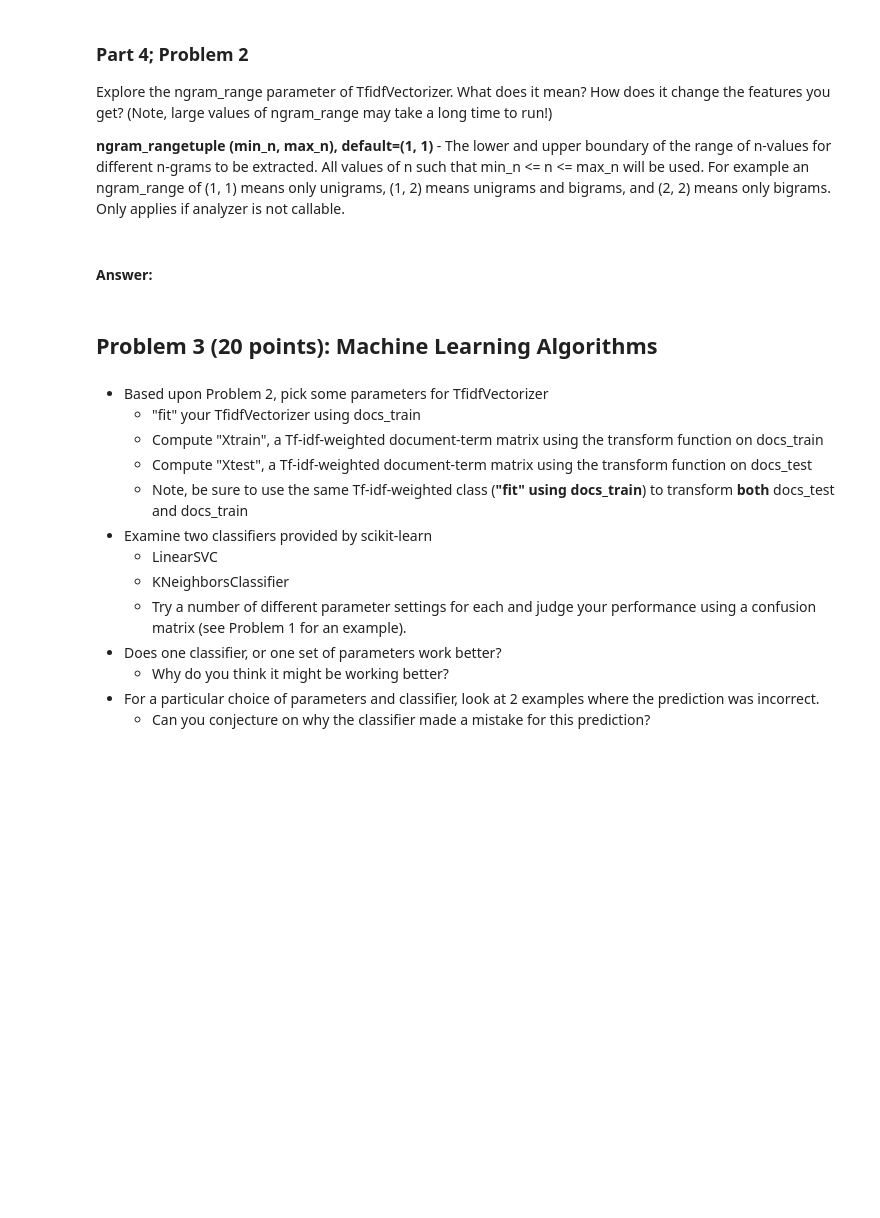
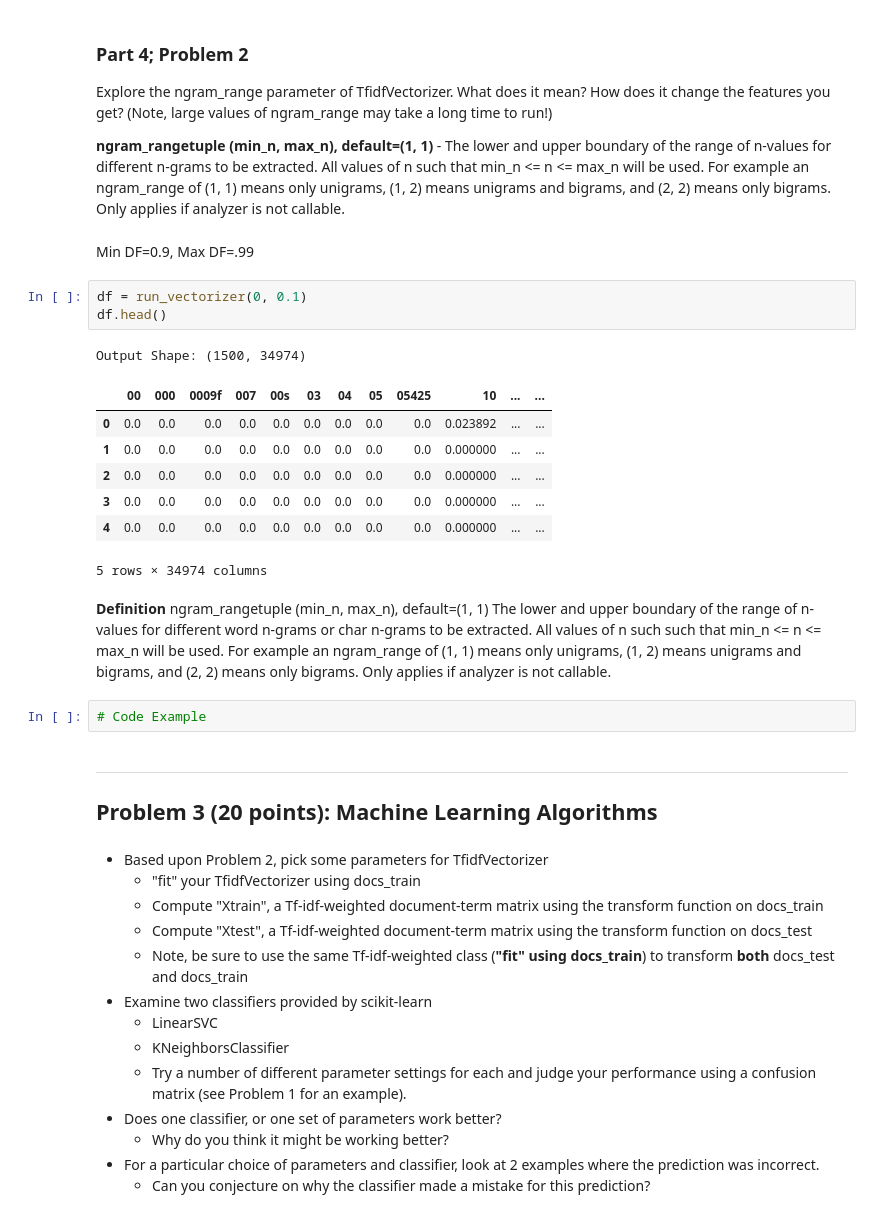
Before and after one commit to WilliamFarland/DS501-Project3, a Jupyter notebook: GroupProject3.ipynb, the cells around one changed output. Saved outputs shown, nothing was run; the diff lists cells and outputs as text; blank space fills up the shorter version.

```diff
--- a/GroupProject3.ipynb
+++ b/GroupProject3.ipynb
@@ -197,9 +238,27 @@ Explore the ngram_range parameter of TfidfVectorizer. What does it mean? How doe
 
 **ngram_rangetuple (min_n, max_n), default=(1, 1)**
     - The lower and upper boundary of the range of n-values for different n-grams to be extracted. All values of n such that min_n <= n <= max_n will be used. For example an ngram_range of (1, 1) means only unigrams, (1, 2) means unigrams and bigrams, and (2, 2) means only bigrams. Only applies if analyzer is not callable.
-# %% [markdown]
-#### Answer:
+# %% [markdown]
+Min DF=0.9, Max DF=.99
+# %%
+df = run_vectorizer(0, 0.1)
+df.head()
+# %% [output]
+Output Shape: (1500, 34974)
+|  | 00 | 000 | 0009f | 007 | 00s | 03 | 04 | 05 | 05425 | 10 | ... | ... |
+| 0 | 0.0 | 0.0 | 0.0 | 0.0 | 0.0 | 0.0 | 0.0 | 0.0 | 0.0 | 0.023892 | ... | ... |
+| 1 | 0.0 | 0.0 | 0.0 | 0.0 | 0.0 | 0.0 | 0.0 | 0.0 | 0.0 | 0.000000 | ... | ... |
+| 2 | 0.0 | 0.0 | 0.0 | 0.0 | 0.0 | 0.0 | 0.0 | 0.0 | 0.0 | 0.000000 | ... | ... |
+| 3 | 0.0 | 0.0 | 0.0 | 0.0 | 0.0 | 0.0 | 0.0 | 0.0 | 0.0 | 0.000000 | ... | ... |
+| 4 | 0.0 | 0.0 | 0.0 | 0.0 | 0.0 | 0.0 | 0.0 | 0.0 | 0.0 | 0.000000 | ... | ... |
+5 rows × 34974 columns
+# %% [markdown]
+**Definition** ngram_rangetuple (min_n, max_n), default=(1, 1)
+The lower and upper boundary of the range of n-values for different word n-grams or char n-grams to be extracted. All values of n such such that min_n <= n <= max_n will be used. For example an ngram_range of (1, 1) means only unigrams, (1, 2) means unigrams and bigrams, and (2, 2) means only bigrams. Only applies if analyzer is not callable.
+# %%
+# Code Example
 # %% [markdown]
+---
 ## Problem 3 (20 points): Machine Learning Algorithms
 # %% [markdown]
 * Based upon Problem 2, pick some parameters for TfidfVectorizer
```
Also changed, not shown: parts of 7 cells of this notebook.
